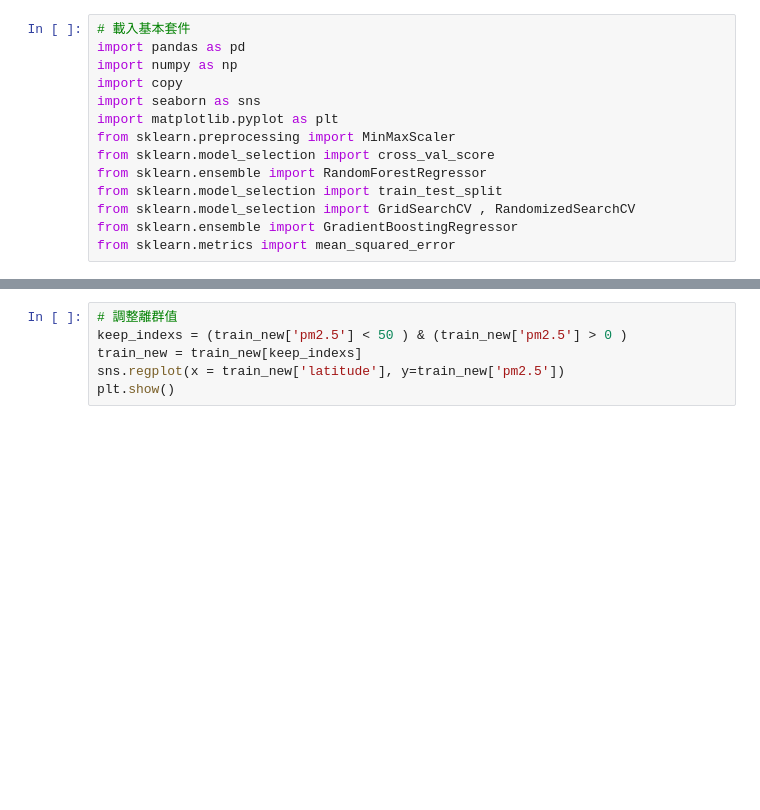
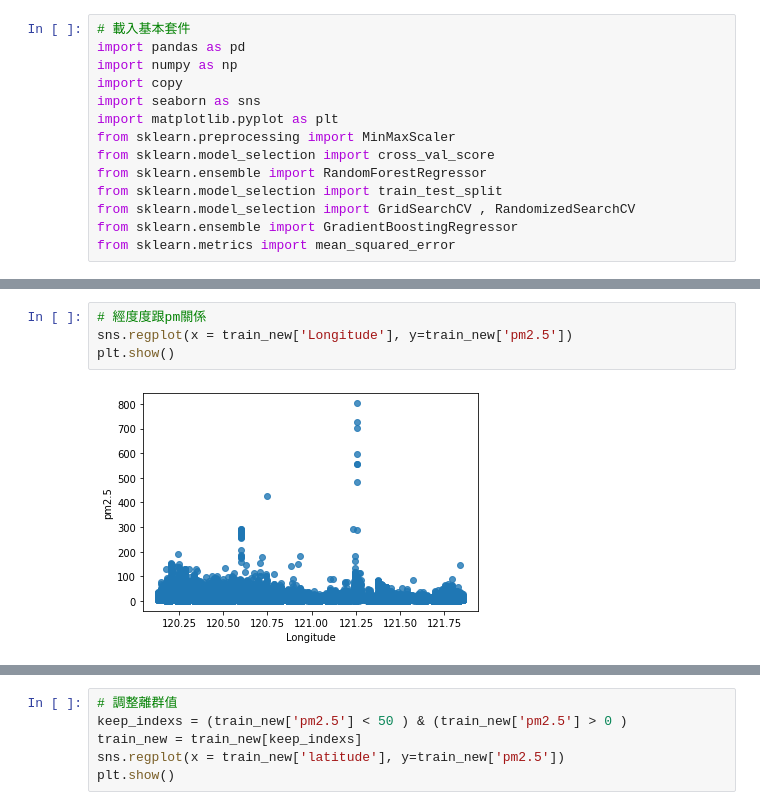
Before and after one commit to bert5566/ML, a Jupyter notebook: 學校作業/學校作業.ipynb, the cells around one changed output, grey strips where cells are left out. Saved outputs shown, nothing was run; the diff lists cells and outputs as text; blank space fills up the shorter version.

```diff
--- a/學校作業/學校作業.ipynb
+++ b/學校作業/學校作業.ipynb
@@ -81,0 +118,6 @@ plt.show()
+# %%
+# 經度度跟pm關係
+sns.regplot(x = train_new['Longitude'], y=train_new['pm2.5'])
+plt.show()
+# %% [output]
+[figure, added]
```
Also changed, not shown: parts of 13 cells of this notebook.
